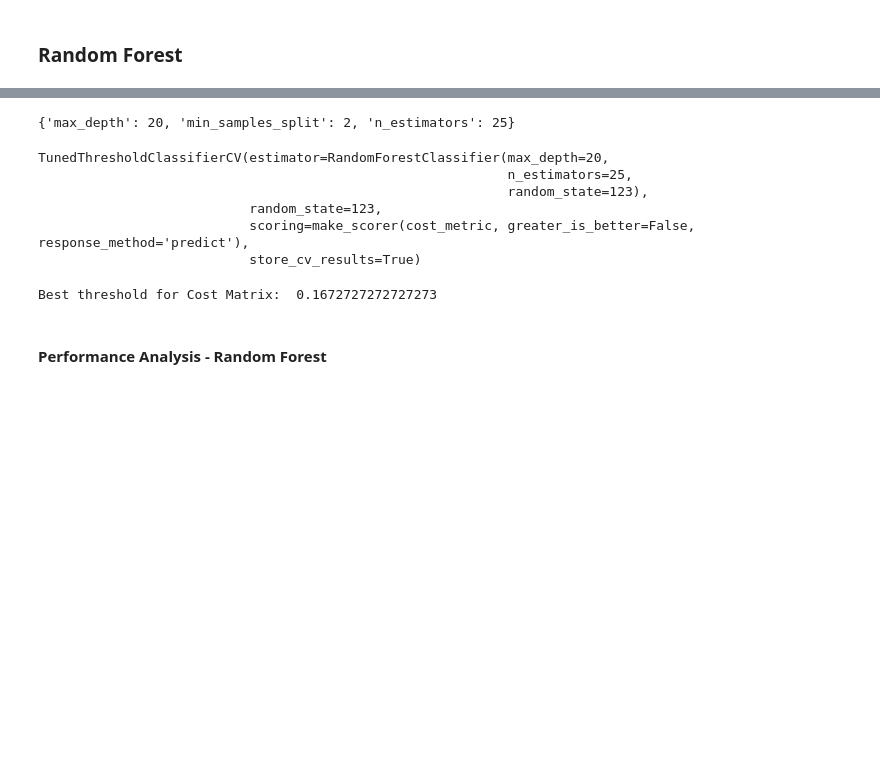
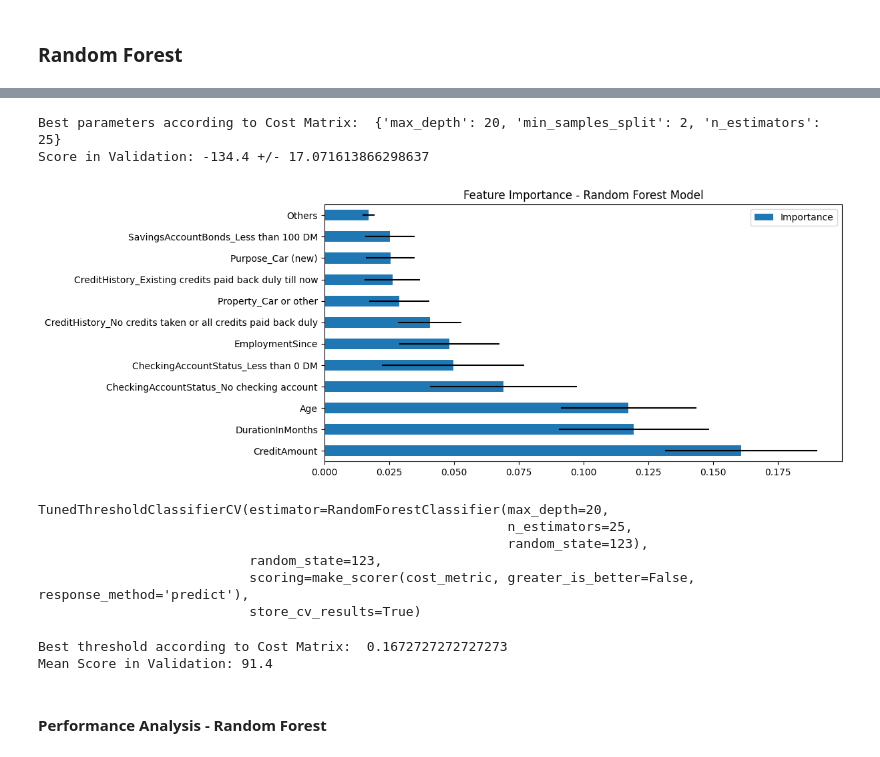
Before and after one commit to LucasVon0645/DSI-Project---Credit-Risk-Prediction, a Jupyter notebook: project.ipynb, the cells around one changed output, grey strips where cells are left out. Cells and saved outputs as stored; diff of their text form; code cells hidden in the pictures; blank space fills up the shorter version.

```diff
--- a/project.ipynb
+++ b/project.ipynb
@@ -832,10 +849,37 @@ base_model_rf_gridcv = GridSearchCV(base_model_rf, param_grid, scoring=cost_scor
 base_model_rf_gridcv.fit(X_train, y_train)
 
 best_rf_gridcv = base_model_rf_gridcv.best_estimator_
-
-base_model_rf_gridcv.best_params_
-# %% [output]
-{'max_depth': 20, 'min_samples_split': 2, 'n_estimators': 25}
+# %%
+print("Best parameters according to Cost Matrix: ", base_model_rf_gridcv.best_params_)
+
+best_index_cv = base_model_rf_gridcv.best_index_
+mean_score_cv = base_model_rf_gridcv.cv_results_["mean_test_score"][best_index_cv]
+std_score_cv = base_model_rf_gridcv.cv_results_["std_test_score"][best_index_cv]
+
+print("Score in Validation: {} +/- {}".format(mean_score_cv, std_score_cv))
+# %% [output]
+Best parameters according to Cost Matrix:  {'max_depth': 20, 'min_samples_split': 2, 'n_estimators': 25}
+Score in Validation: -134.4 +/- 17.071613866298637
+# %%
+feature_importances = pd.DataFrame(best_rf_gridcv.feature_importances_, index=best_rf_gridcv.feature_names_in_, columns=["Importance"])
+std = np.std([tree.feature_importances_ for tree in best_rf_gridcv.estimators_], axis=0)
+feature_importances["Std"] = pd.Series(std, index=best_rf_gridcv.feature_names_in_)
+feature_importances = feature_importances.sort_values(by="Importance", ascending=False)
+
+least_important_feat = feature_importances[feature_importances["Importance"] < 0.025]
+num_least_important_feat = len(least_important_feat)
+
+mean_least_important = least_important_feat["Importance"].mean()
+variances_least_important = least_important_feat["Std"]**2
+std_mean_least_important = np.sqrt(variances_least_important.sum())/num_least_important_feat # importances of least important features are assumed to be independent
+feature_importances_to_plot = feature_importances[feature_importances["Importance"] > 0.025].copy()
+feature_importances_to_plot.loc["Others"] = [mean_least_important, std_mean_least_important]
+
+feature_importances_to_plot.plot.barh(y="Importance", xerr=feature_importances_to_plot["Std"], figsize=(10, 5))
+plt.title("Feature Importance - Random Forest Model")
+plt.show()
+# %% [output]
+[figure, added]
 # %%
 from sklearn.model_selection import TunedThresholdClassifierCV
 
@@ -852,10 +896,18 @@ TunedThresholdClassifierCV(estimator=RandomForestClassifier(max_depth=20,
                            random_state=123,
                            scoring=make_scorer(cost_metric, greater_is_better=False, response_method='predict'),
                            store_cv_results=True)
-# %%
-print("Best threshold for Cost Matrix: ", model_rf_threshold_cv.best_threshold_)
-# %% [output]
-Best threshold for Cost Matrix:  0.1672727272727273
+# %%
+best_threshold = model_rf_threshold_cv.best_threshold_
+
+print("Best threshold according to Cost Matrix: ", model_rf_threshold_cv.best_threshold_)
+
+best_index_threshold_cv = list(model_rf_threshold_cv.cv_results_["thresholds"]).index(best_threshold)
+mean_score_cv = model_rf_threshold_cv.cv_results_["scores"][best_index_threshold_cv]
+
+print("Mean Score in Validation: {}".format(-mean_score_cv))
+# %% [output]
+Best threshold according to Cost Matrix:  0.1672727272727273
+Mean Score in Validation: 91.4
 # %% [markdown]
 #### Performance Analysis - Random Forest
 # %% [markdown]
```
Also changed, not shown: parts of 8 cells of this notebook, 1 other file.
